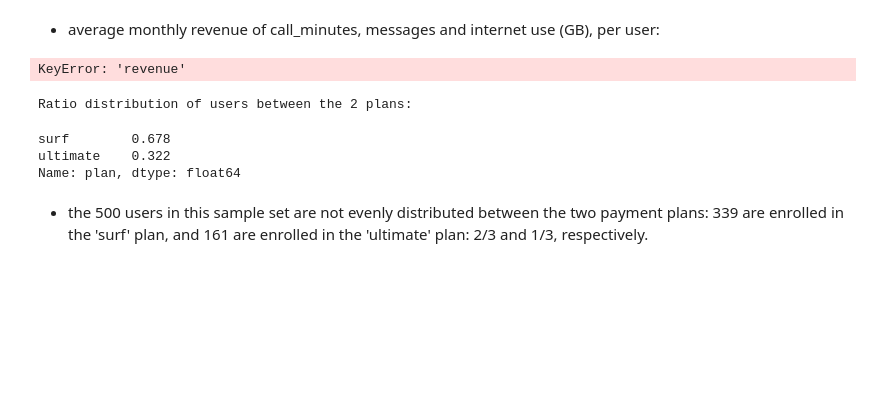
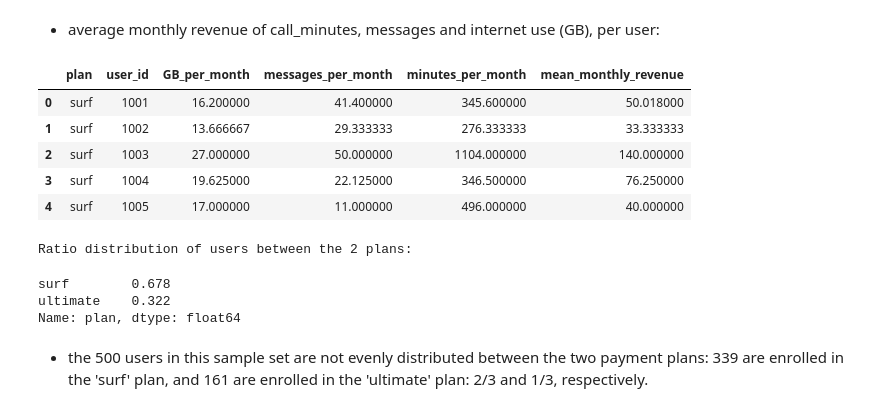
Before and after one commit to bergerache/Telecom-plan-profitability-research, a Jupyter notebook: Telecom_plan_comparison.ipynb, the cells around one changed output. Saved outputs shown, nothing was run; the diff lists cells and outputs as text; code cells hidden in the pictures; blank space fills up the shorter version.

```diff
--- a/Telecom_plan_comparison.ipynb
+++ b/Telecom_plan_comparison.ipynb
@@ -432,11 +435,16 @@ revenue_per_month.head()
 # %% [markdown]
 - average monthly revenue of call_minutes, messages and internet use (GB), per user:
 # %%
-plan_users= revenue_per_month.pivot_table(index=['plan', 'user_id'], values=['minutes_per_month', 'messages_per_month', 'GB_per_month','revenue'], aggfunc='mean').reset_index()
-plan_users.rename(columns={'revenue':'mean_monthly_revenue'}, inplace=True)
+plan_users= revenue_per_month.pivot_table(index=['plan', 'user_id'], values=['minutes_per_month', 'messages_per_month', 'GB_per_month','monthly_revenue'], aggfunc='mean').reset_index()
+plan_users.rename(columns={'monthly_revenue':'mean_monthly_revenue'}, inplace=True)
 plan_users.head()
 # %% [output]
-KeyError: 'revenue'
+|  | plan | user_id | GB_per_month | messages_per_month | minutes_per_month | mean_monthly_revenue |
+| 0 | surf | 1001 | 16.200000 | 41.400000 | 345.600000 | 50.018000 |
+| 1 | surf | 1002 | 13.666667 | 29.333333 | 276.333333 | 33.333333 |
+| 2 | surf | 1003 | 27.000000 | 50.000000 | 1104.000000 | 140.000000 |
+| 3 | surf | 1004 | 19.625000 | 22.125000 | 346.500000 | 76.250000 |
+| 4 | surf | 1005 | 17.000000 | 11.000000 | 496.000000 | 40.000000 |
 # %%
 print('Ratio distribution of users between the 2 plans: ')
 plan_users.plan.value_counts(normalize=True)
```
Also changed, not shown: parts of 6 cells of this notebook.
